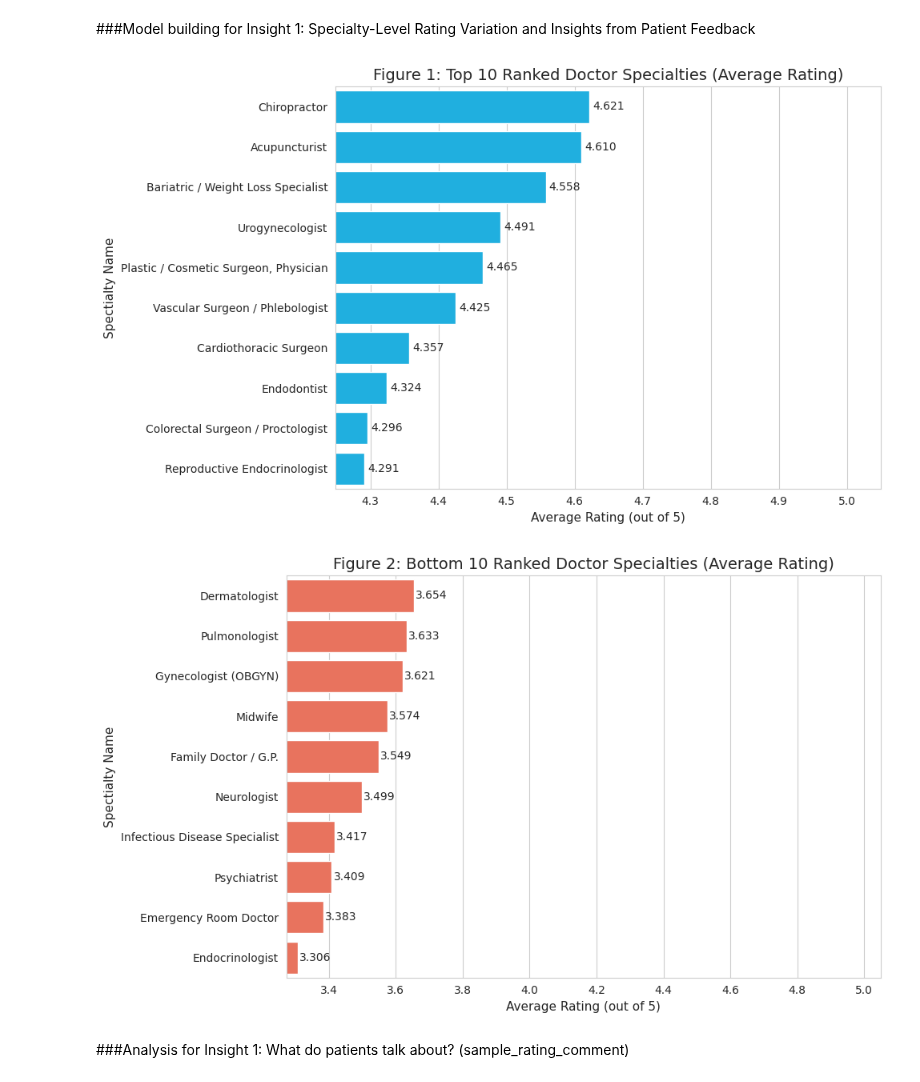
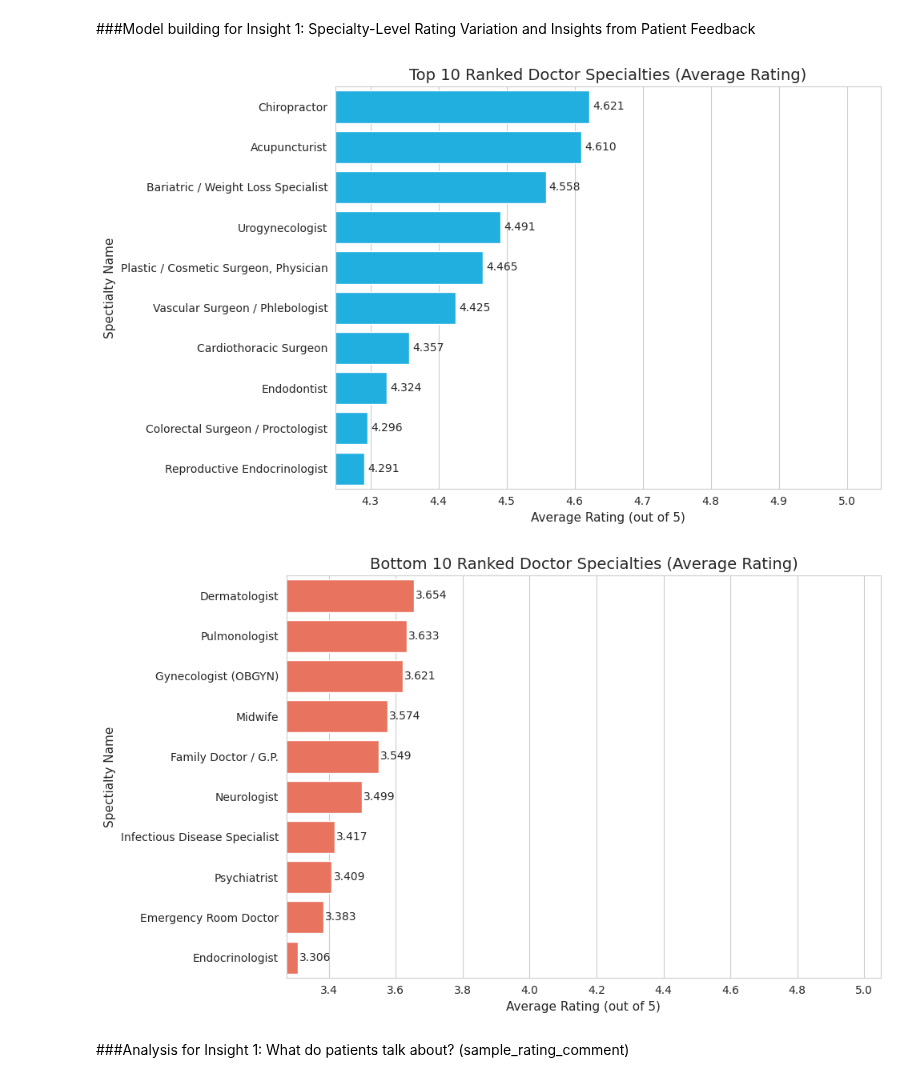
Before and after one commit to cis9650group7-boop/Group-7_Project1_HealthRateAnalysis, a Jupyter notebook: term_project_group7.ipynb, the cells around one changed output. Cells and saved outputs as stored; diff of their text form; code cells hidden in the pictures.

Commit message:
Changed Chart Title

```diff
--- a/term_project_group7.ipynb
+++ b/term_project_group7.ipynb
@@ -327,7 +327,7 @@ sns.barplot(
     data = top_10_df,
     color = 'deepskyblue'
 )
-plt.title('Figure 1: Top 10 Ranked Doctor Specialties (Average Rating)', fontsize = 14)
+plt.title('Top 10 Ranked Doctor Specialties (Average Rating)', fontsize = 14)
 plt.xlabel('Average Rating (out of 5)', fontsize = 11)
 plt.ylabel('Spectialty Name', fontsize = 11)
 
@@ -358,36 +358,36 @@ bottom_10_df = specialty_result_df.tail(10).copy()
 bottom_10_df = bottom_10_df.sort_values(by='final_average_rating', ascending=True)
 
 #3. Create Bottom 10 Horizontal Bar Chart
 plt.figure(figsize=(10,6))
 sns.barplot(
     x = 'final_average_rating',
     y = 'specialty_name',
     data = bottom_10_df,
     color = 'tomato'
 )
-plt.title('Figure 2: Bottom 10 Ranked Doctor Specialties (Average Rating)', fontsize = 14)
+plt.title('Bottom 10 Ranked Doctor Specialties (Average Rating)', fontsize = 14)
 plt.xlabel('Average Rating (out of 5)', fontsize = 11)
 plt.ylabel('Spectialty Name', fontsize = 11)
 
 # Add value for each bar
 for index, value in enumerate(bottom_10_df['final_average_rating']):
   plt.text(
       value + 0.005,
       index,
       f'{value:.3f}',
       ha = 'left',
       va = 'center',
       fontsize = 10
   )
 
 # Invert the y-axis to show the highest rated specialty at the top
 plt.gca().invert_yaxis()
 plt.xlim(bottom_10_df['final_average_rating'].min() * 0.99, 5.05)
 plt.tight_layout()
 plt.show()
 # %% [output]
-[figure, old version]
+[figure, new version]
-[figure, old version]
+[figure, new version]
 # %% [markdown]
 ###Analysis for Insight 1: What do patients talk about? (sample_rating_comment)
 # %%
```
